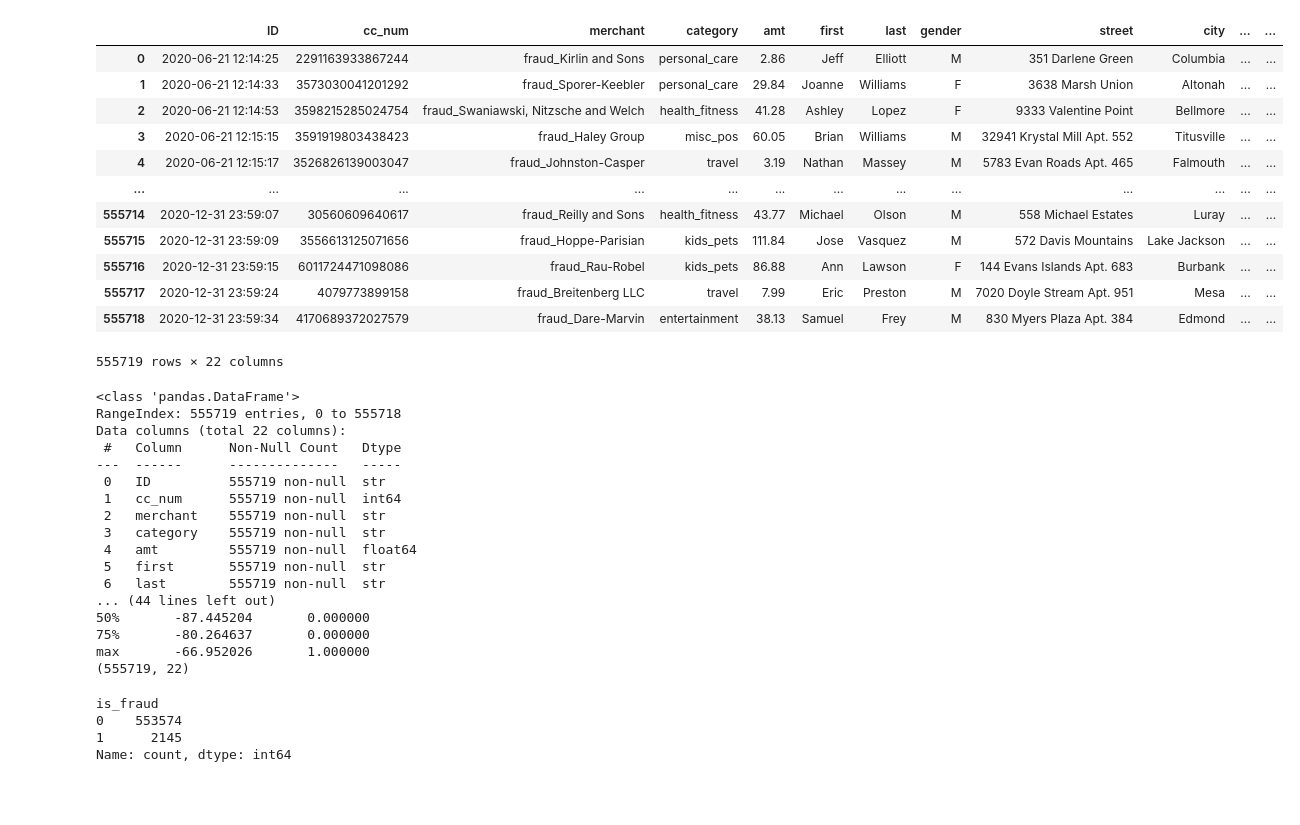
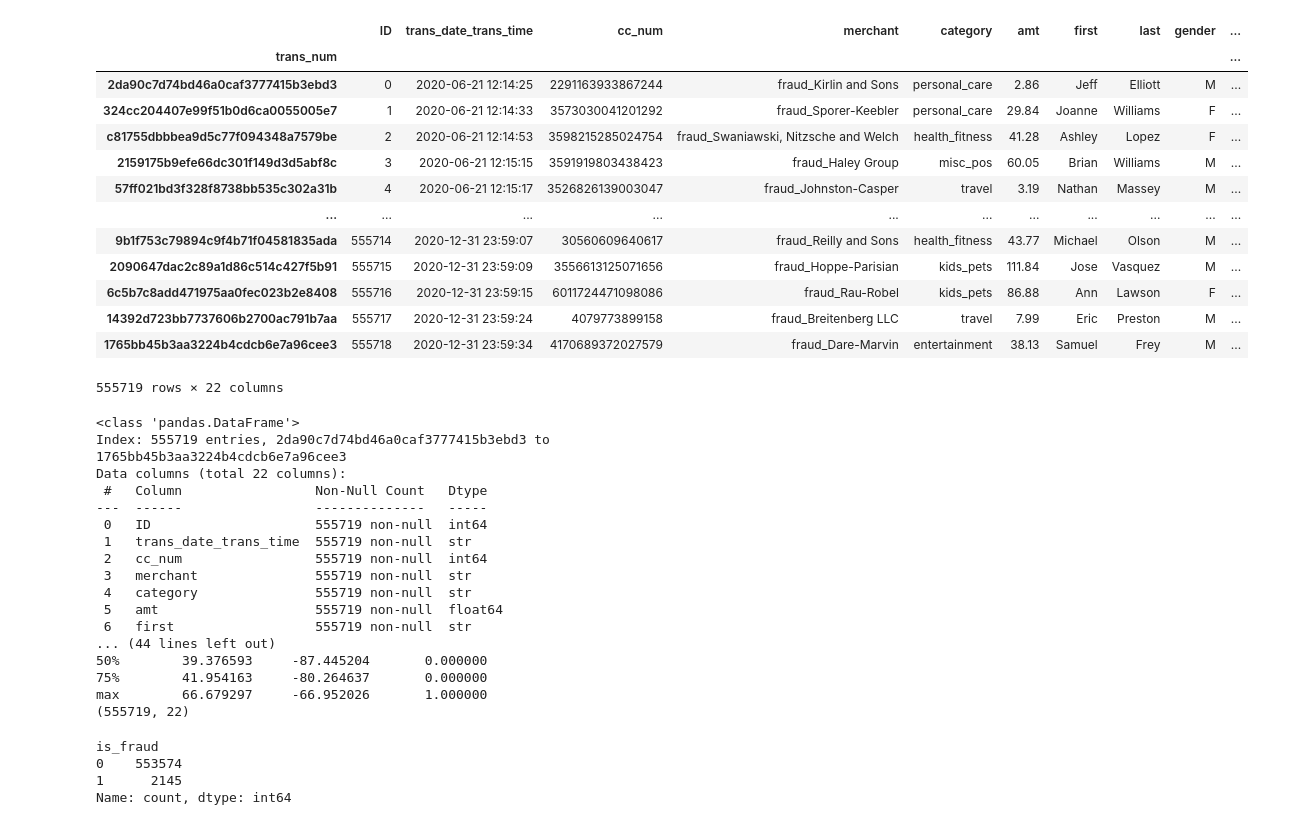
Before and after one commit to Oli-George/Machine-Learning, a Jupyter notebook: main.ipynb, the cells around one changed output. Drawn from its saved outputs; the diff is of its cells as text; code cells hidden in the pictures; blank space fills up the shorter version.

```diff
--- a/main.ipynb
+++ b/main.ipynb
@@ -1,27 +1,28 @@
 # %%
 import pandas as pd
 #First look at the data
-df = pd.read_csv("fraudTest.csv", index_col="Unnamed: 0")
+df = pd.read_csv("fraudTest.csv", index_col="trans_num")
 
 df.drop_duplicates(inplace=True)
 df.dropna(inplace=True)
 
 df.rename(columns= {df.columns[0]: "ID"} , inplace=True)
 
 df
 # %% [output]
-|  | ID | cc_num | merchant | category | amt | first | last | gender | street | city | ... | ... |
-| 0 | 2020-06-21 12:14:25 | 2291163933867244 | fraud_Kirlin and Sons | personal_care | 2.86 | Jeff | Elliott | M | 351 Darlene Green | Columbia | ... | ... |
-| 1 | 2020-06-21 12:14:33 | 3573030041201292 | fraud_Sporer-Keebler | personal_care | 29.84 | Joanne | Williams | F | 3638 Marsh Union | Altonah | ... | ... |
-| 2 | 2020-06-21 12:14:53 | 3598215285024754 | fraud_Swaniawski, Nitzsche and Welch | health_fitness | 41.28 | Ashley | Lopez | F | 9333 Valentine Point | Bellmore | ... | ... |
-| 3 | 2020-06-21 12:15:15 | 3591919803438423 | fraud_Haley Group | misc_pos | 60.05 | Brian | Williams | M | 32941 Krystal Mill Apt. 552 | Titusville | ... | ... |
-| 4 | 2020-06-21 12:15:17 | 3526826139003047 | fraud_Johnston-Casper | travel | 3.19 | Nathan | Massey | M | 5783 Evan Roads Apt. 465 | Falmouth | ... | ... |
-| ... | ... | ... | ... | ... | ... | ... | ... | ... | ... | ... | ... | ... |
-| 555714 | 2020-12-31 23:59:07 | 30560609640617 | fraud_Reilly and Sons | health_fitness | 43.77 | Michael | Olson | M | 558 Michael Estates | Luray | ... | ... |
-| 555715 | 2020-12-31 23:59:09 | 3556613125071656 | fraud_Hoppe-Parisian | kids_pets | 111.84 | Jose | Vasquez | M | 572 Davis Mountains | Lake Jackson | ... | ... |
-| 555716 | 2020-12-31 23:59:15 | 6011724471098086 | fraud_Rau-Robel | kids_pets | 86.88 | Ann | Lawson | F | 144 Evans Islands Apt. 683 | Burbank | ... | ... |
-| 555717 | 2020-12-31 23:59:24 | 4079773899158 | fraud_Breitenberg LLC | travel | 7.99 | Eric | Preston | M | 7020 Doyle Stream Apt. 951 | Mesa | ... | ... |
-| 555718 | 2020-12-31 23:59:34 | 4170689372027579 | fraud_Dare-Marvin | entertainment | 38.13 | Samuel | Frey | M | 830 Myers Plaza Apt. 384 | Edmond | ... | ... |
+|  | ID | trans_date_trans_time | cc_num | merchant | category | amt | first | last | gender | ... |
+| trans_num |  |  |  |  |  |  |  |  |  | ... |
+| 2da90c7d74bd46a0caf3777415b3ebd3 | 0 | 2020-06-21 12:14:25 | 2291163933867244 | fraud_Kirlin and Sons | personal_care | 2.86 | Jeff | Elliott | M | ... |
+| 324cc204407e99f51b0d6ca0055005e7 | 1 | 2020-06-21 12:14:33 | 3573030041201292 | fraud_Sporer-Keebler | personal_care | 29.84 | Joanne | Williams | F | ... |
+| c81755dbbbea9d5c77f094348a7579be | 2 | 2020-06-21 12:14:53 | 3598215285024754 | fraud_Swaniawski, Nitzsche and Welch | health_fitness | 41.28 | Ashley | Lopez | F | ... |
+| 2159175b9efe66dc301f149d3d5abf8c | 3 | 2020-06-21 12:15:15 | 3591919803438423 | fraud_Haley Group | misc_pos | 60.05 | Brian | Williams | M | ... |
+| 57ff021bd3f328f8738bb535c302a31b | 4 | 2020-06-21 12:15:17 | 3526826139003047 | fraud_Johnston-Casper | travel | 3.19 | Nathan | Massey | M | ... |
+| ... | ... | ... | ... | ... | ... | ... | ... | ... | ... | ... |
+| 9b1f753c79894c9f4b71f04581835ada | 555714 | 2020-12-31 23:59:07 | 30560609640617 | fraud_Reilly and Sons | health_fitness | 43.77 | Michael | Olson | M | ... |
+| 2090647dac2c89a1d86c514c427f5b91 | 555715 | 2020-12-31 23:59:09 | 3556613125071656 | fraud_Hoppe-Parisian | kids_pets | 111.84 | Jose | Vasquez | M | ... |
+| 6c5b7c8add471975aa0fec023b2e8408 | 555716 | 2020-12-31 23:59:15 | 6011724471098086 | fraud_Rau-Robel | kids_pets | 86.88 | Ann | Lawson | F | ... |
+| 14392d723bb7737606b2700ac791b7aa | 555717 | 2020-12-31 23:59:24 | 4079773899158 | fraud_Breitenberg LLC | travel | 7.99 | Eric | Preston | M | ... |
+| 1765bb45b3aa3224b4cdcb6e7a96cee3 | 555718 | 2020-12-31 23:59:34 | 4170689372027579 | fraud_Dare-Marvin | entertainment | 38.13 | Samuel | Frey | M | ... |
 555719 rows × 22 columns
 # %%
 print(df.info())
@@ -31,21 +32,21 @@ print(df.describe())
 print(df.shape)
 # %% [output]
 <class 'pandas.DataFrame'>
-RangeIndex: 555719 entries, 0 to 555718
+Index: 555719 entries, 2da90c7d74bd46a0caf3777415b3ebd3 to 1765bb45b3aa3224b4cdcb6e7a96cee3
 Data columns (total 22 columns):
- #   Column      Non-Null Count   Dtype
----  ------      --------------   -----
- 0   ID          555719 non-null  str
- 1   cc_num      555719 non-null  int64
- 2   merchant    555719 non-null  str
- 3   category    555719 non-null  str
- 4   amt         555719 non-null  float64
- 5   first       555719 non-null  str
- 6   last        555719 non-null  str
+ #   Column                 Non-Null Count   Dtype
+---  ------                 --------------   -----
+ 0   ID                     555719 non-null  int64
+ 1   trans_date_trans_time  555719 non-null  str
+ 2   cc_num                 555719 non-null  int64
+ 3   merchant               555719 non-null  str
+ 4   category               555719 non-null  str
+ 5   amt                    555719 non-null  float64
+ 6   first                  555719 non-null  str
 ... (44 lines left out)
-50%       -87.445204       0.000000
-75%       -80.264637       0.000000
-max       -66.952026       1.000000
+50%        39.376593     -87.445204       0.000000
+75%        41.954163     -80.264637       0.000000
+max        66.679297     -66.952026       1.000000
 (555719, 22)
 # %%
 df['is_fraud'] = df['is_fraud'].astype(int)
```
Also changed, not shown: parts of 9 cells of this notebook.
